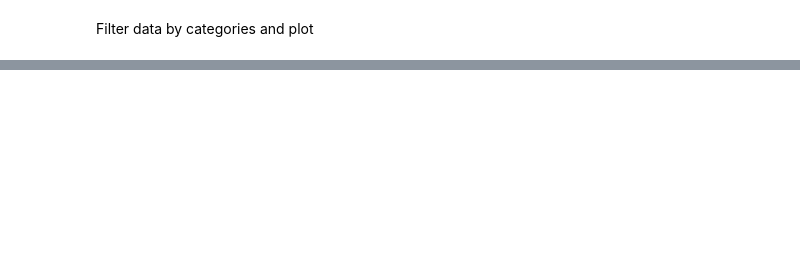
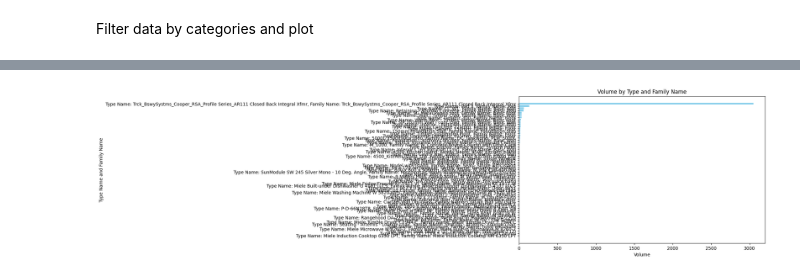
Before and after one commit to phanosh/DDC_2050M, a Jupyter notebook: DDC_pipelines/DDC_2050Materials_Demo.ipynb, the cells around one changed output, grey strips where cells are left out. Saved outputs shown, nothing was run; the diff lists cells and outputs as text; code cells hidden in the pictures; blank space fills up the shorter version.

```diff
--- a/DDC_pipelines/DDC_2050Materials_Demo.ipynb
+++ b/DDC_pipelines/DDC_2050Materials_Demo.ipynb
@@ -53,0 +127,17 @@ df.groupby(['Type']).sum().plot.pie(y='Length')
+# %%
+# Visualizing data from the Dataframe with only non zero values
+dfg_plot = pd.DataFrame(dfg)
+dfg_plot = dfg_plot[dfg_plot['Volume'] > 0]
+# Sort values in descending order
+dfg_plot = dfg_plot.sort_values(by='Volume', ascending=False)
+
+# Create the bar plot
+plt.figure(figsize=(10, 6))
+plt.barh(dfg_plot.index, dfg_plot['Volume'], color='skyblue')
+plt.xlabel('Volume')
+plt.ylabel('Type Name and Family Name')
+plt.title('Volume by Type and Family Name')
+plt.gca().invert_yaxis()  # To display the highest values at the top
+plt.show()
+# %% [output]
+[figure, added]
```
Also changed, not shown: parts of 13 cells of this notebook, 3 other files.
